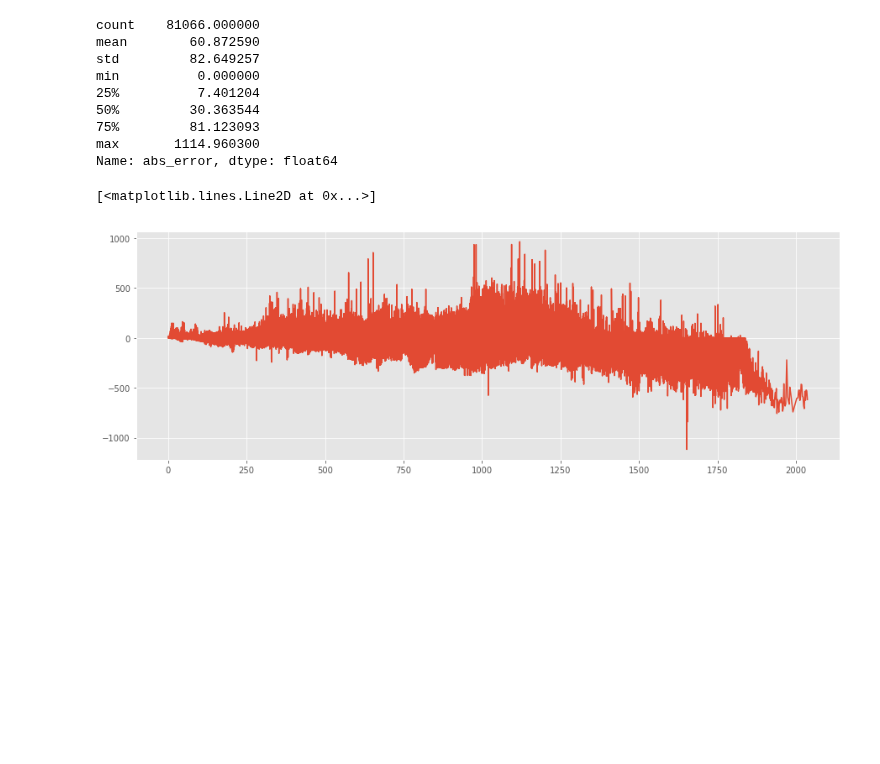
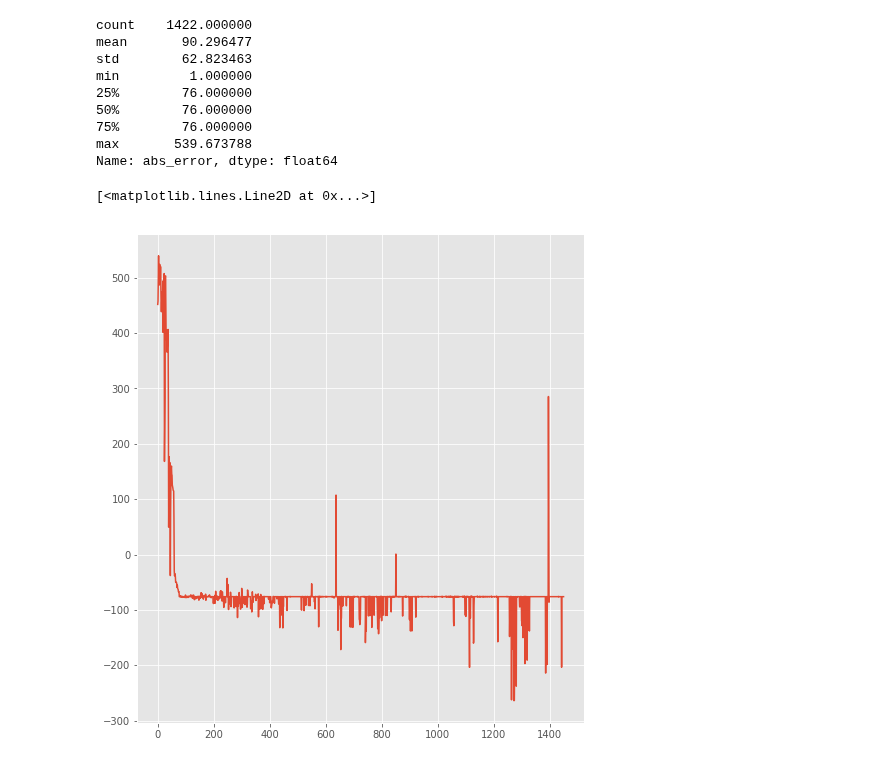
Before and after one commit to jank324/ais-predictor, a Jupyter notebook: data/learning ROT-HAM-complete.ipynb, the cells around one changed output. Saved outputs shown, nothing was run; the diff lists cells and outputs as text; code cells hidden in the pictures; blank space fills up the shorter version.

Commit message:
bewertung remainingmins gesamtstrecke ohne sektoren

```diff
--- a/data/learning ROT-HAM-complete.ipynb
+++ b/data/learning ROT-HAM-complete.ipynb
@@ -20,3 +56,5 @@ from sklearn.model_selection import RandomizedSearchCV
+# %%
+ais_test= ais_test.dropna()
 # %%
 ais_learners = []
 sectors = [0, 1, 2, 3, 4, 5]
@@ -83,30 +99,31 @@ pd.DataFrame(knn_rand.cv_results_).transpose()
 knn_best = KNeighborsRegressor(n_neighbors = 41, weights = 'distance')
 knn_best.fit(X_train, y_train)
 
-knn_predicts = knn_best.predict(X_test)
+knn_predicts = knn_best.predict(ais_test[['Latitude', 'Longitude', 'COG', 'SOG']])
 # %%
-knn_predicts_diffs = knn_predicts - y_test
+knn_predicts_diffs = knn_predicts - ais_test['remainingMins']
 # %%
-knn_predicts_frame = pd.DataFrame({'correct': y_test, 'knn_predicted': knn_predicts, 'diff': knn_predicts_diffs})
+knn_predicts_frame = pd.DataFrame({'correct': ais_test['remainingMins'], 'knn_predicted': knn_predicts, 'diff': knn_predicts_diffs})
 knn_predicts_frame['abs_error'] = knn_predicts_frame['diff'].transform(lambda x: abs(x))
 knn_predicts_frame = knn_predicts_frame.sort_values('correct')
 knn_predicts_frame['abs_error'].describe()
 # %% [output]
-count    81066.000000
-mean        60.872590
-std         82.649257
-min          0.000000
-25%          7.401204
-50%         30.363544
-75%         81.123093
-max       1114.960300
+count    1422.000000
+mean       90.296477
+std        62.823463
+min         1.000000
+25%        76.000000
+50%        76.000000
+75%        76.000000
+max       539.673788
 Name: abs_error, dtype: float64
 # %%
-plt.figure(figsize = (15, 5))
+plt.figure(figsize = (8, 9))
 plt.plot(knn_predicts_frame['correct'], knn_predicts_frame['diff'])
+#plt.savefig('../Images/rot_ham_complete_test.png', dpi = 300, bbox_inches = 'tight')
 # %% [output]
 [<matplotlib.lines.Line2D at 0x...>]
-[figure, old version]
+[figure, new version]
 # %%
 rfo = RandomForestRegressor()
 rfo_params = dict(n_estimators = range(1, 10), max_depth = range(5,15))
```
Also changed, not shown: parts of 6 cells of this notebook.
